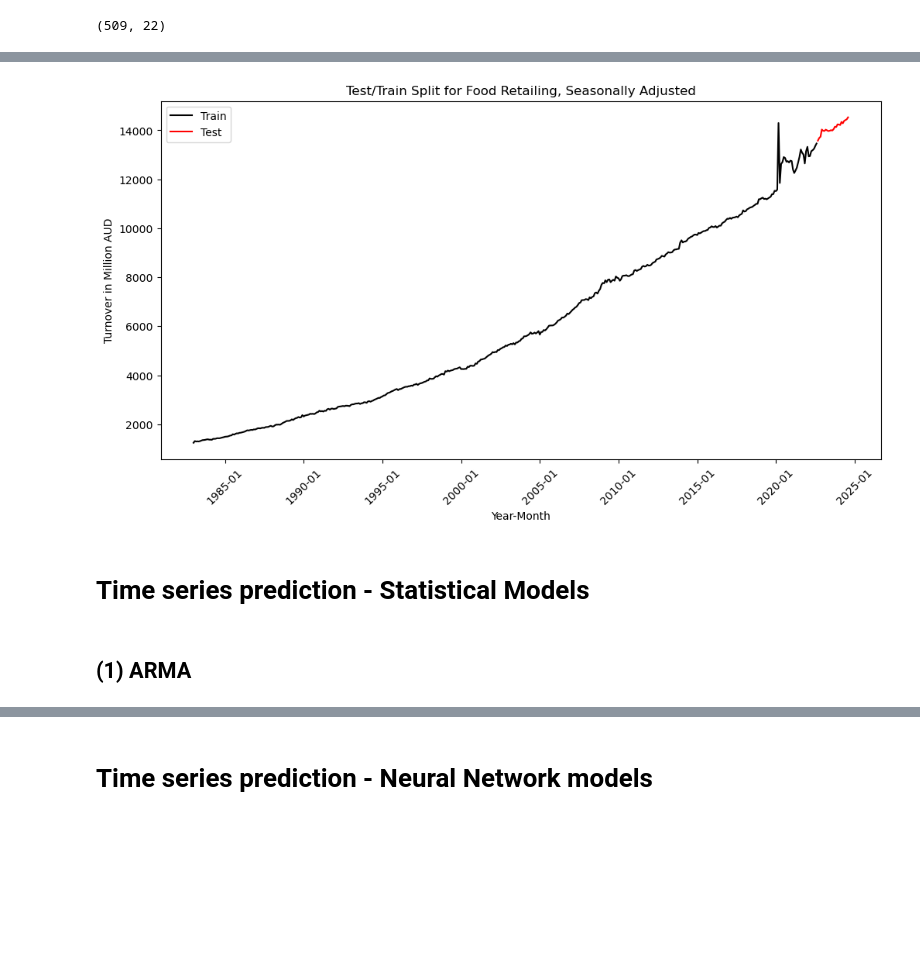
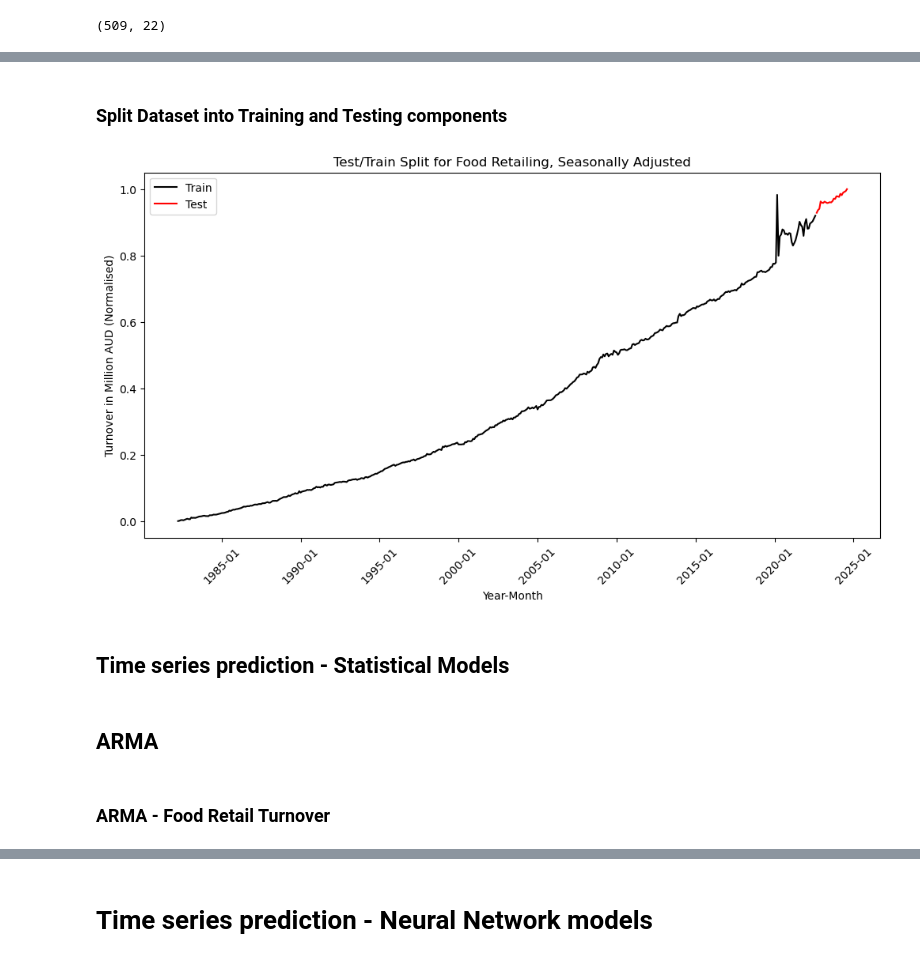
Before and after one commit to enumerbs/Project4-Group6, a Jupyter notebook: RetailTurnover_GP.ipynb, the cells around one changed output, grey strips where cells are left out. Drawn from its saved outputs; the diff is of its cells as text; code cells hidden in the pictures; blank space fills up the shorter version.

```diff
--- a/RetailTurnover_GP.ipynb
+++ b/RetailTurnover_GP.ipynb
@@ -106,0 +137,7 @@ forecast_from_date = pd.to_datetime(str_forecast_from_date, format='%Y-%m-%d')
+# %%
+category = 'Food'
+# %%
+# Extract the Food series from the Retail Turnover dataset
+category_df = sa_turnover_df[['Year-Month', category]]
+# %% [markdown]
+### Split Dataset into Training and Testing components
@@ -107,26 +154,38 @@ forecast_from_date = pd.to_datetime(str_forecast_from_date, format='%Y-%m-%d')
+# %%
+# Scale (normalise) the data series.
+
+# Use a copy of the category data and reset the dataframe index to be the datetime column (makes for easier splitting)
+scaled_df = category_df.copy()
+scaled_df.reset_index(inplace=True, drop=True)
+scaled_df = scaled_df.set_index(['Year-Month'])
+
+# Scaling has to be done as a whole series, otherwise train and test splits would be normalised separately.
+scaled_df[category] = min_max_scaler.fit_transform(pd.DataFrame(scaled_df[category]))
+# %%
+# Splitting the scaled data into training and testing sets
+scaled_train = scaled_df[scaled_df.index < forecast_from_date]
+scaled_test = scaled_df[scaled_df.index >= forecast_from_date]
 # %%
-# Splitting the data into training and testing sets
-train = sa_turnover_df[sa_turnover_df.index < forecast_from_date]
-test = sa_turnover_df[sa_turnover_df.index >= forecast_from_date]
-
 # Plotting the train and test sets
 figure, axes = plt.subplots(figsize=(12, 6))  # Adjust the figure size to take up more of the page
 axes.xaxis.set_major_formatter(mdates.DateFormatter('%Y-%m'))
 
-plt.plot(train.index, train['Food'], color="black", label='Train')
-plt.plot(test.index, test['Food'], color="red", label='Test')
+plt.plot(scaled_train.index, scaled_train['Food'], color="black", label='Train')
+plt.plot(scaled_test.index, scaled_test['Food'], color="red", label='Test')
 
-plt.title('Test/Train Split for Food Retailing, Seasonally Adjusted')
-plt.ylabel('Turnover in Million AUD')
+plt.title(f"Test/Train Split for {category} Retailing, Seasonally Adjusted")
+plt.ylabel('Turnover in Million AUD (Normalised)')
 plt.xlabel('Year-Month')
 plt.xticks(rotation=45)
 plt.legend()  # Show legend to differentiate train/test
 # plt.tight_layout()  # Adjust layout to prevent clipping
 plt.show()
 # %% [output]
-[figure, old version]
+[figure, new version]
 # %% [markdown]
-# Time series prediction - Statistical Models
+## Time series prediction - Statistical Models
+# %% [markdown]
+## ARMA
 # %% [markdown]
-## (1) ARMA
+### ARMA - Food Retail Turnover
 # %%
```
Also changed, not shown: parts of 77 cells of this notebook.
